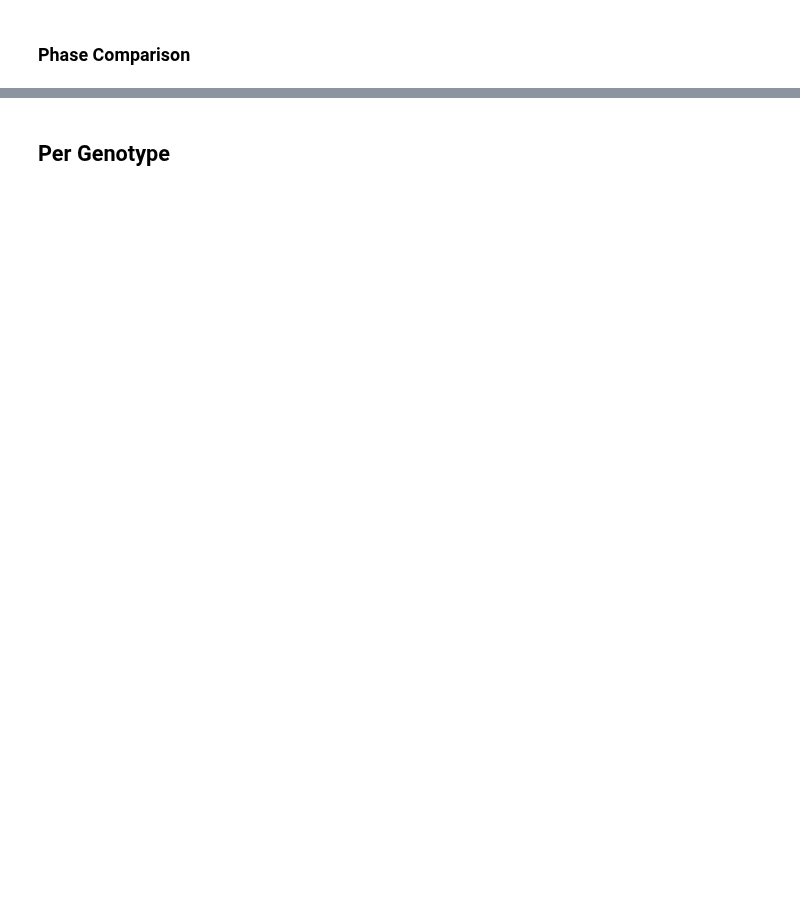
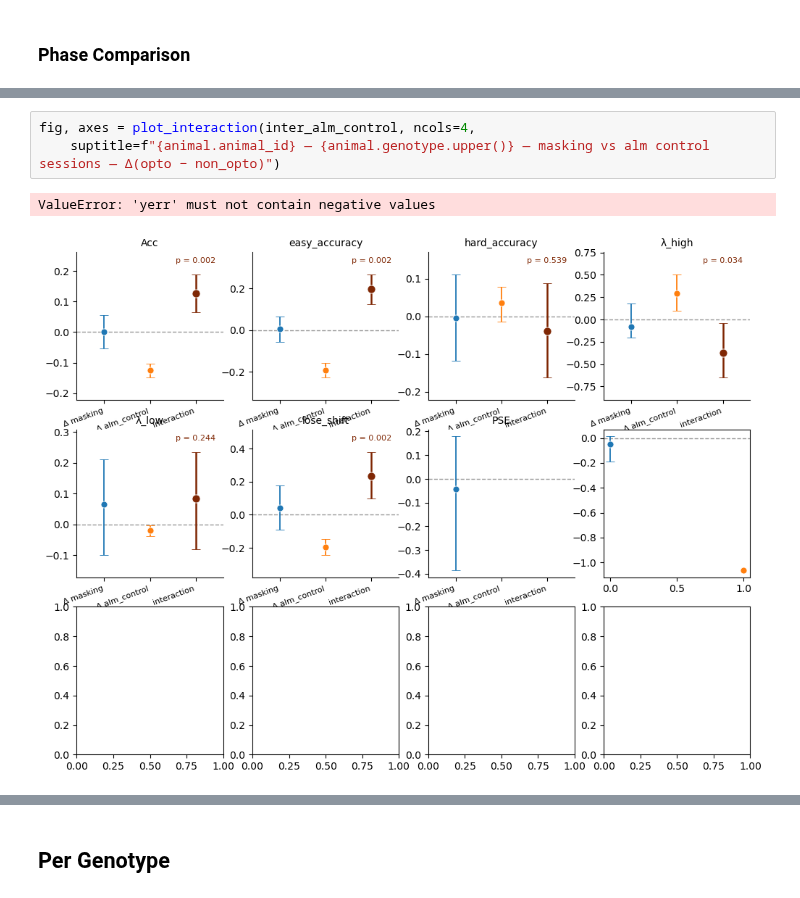
Before and after one commit to serkanshentyurk/sound_categorisation, a Jupyter notebook: notebooks/30.ipynb, the cells around one changed output, grey strips where cells are left out. Drawn from its saved outputs; the diff is of its cells as text; blank space fills up the shorter version.

```diff
--- a/notebooks/30.ipynb
+++ b/notebooks/30.ipynb
@@ -133,0 +170,6 @@ fig, axes = plot_stat_comparison(stats_ds, ncols=4,
+# %%
+fig, axes = plot_interaction(inter_alm_control, ncols=4,
+    suptitle=f"{animal.animal_id} — {animal.genotype.upper()} — masking vs alm control sessions — Δ(opto − non_opto)")
+# %% [output]
+ValueError: 'yerr' must not contain negative values
+[figure, added]
```
Also changed, not shown: parts of 13 cells of this notebook, 4 other files.
